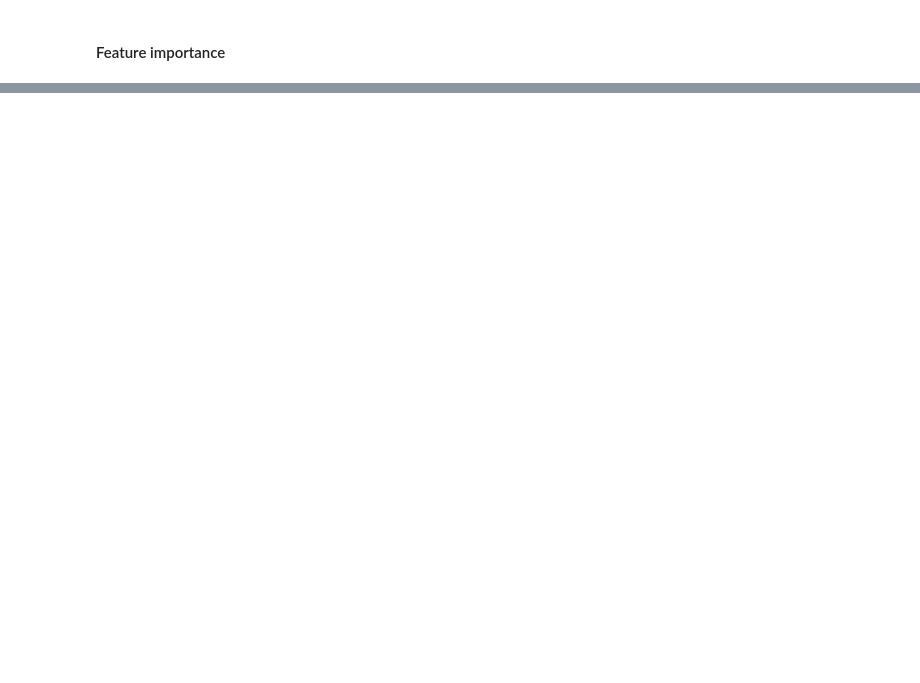
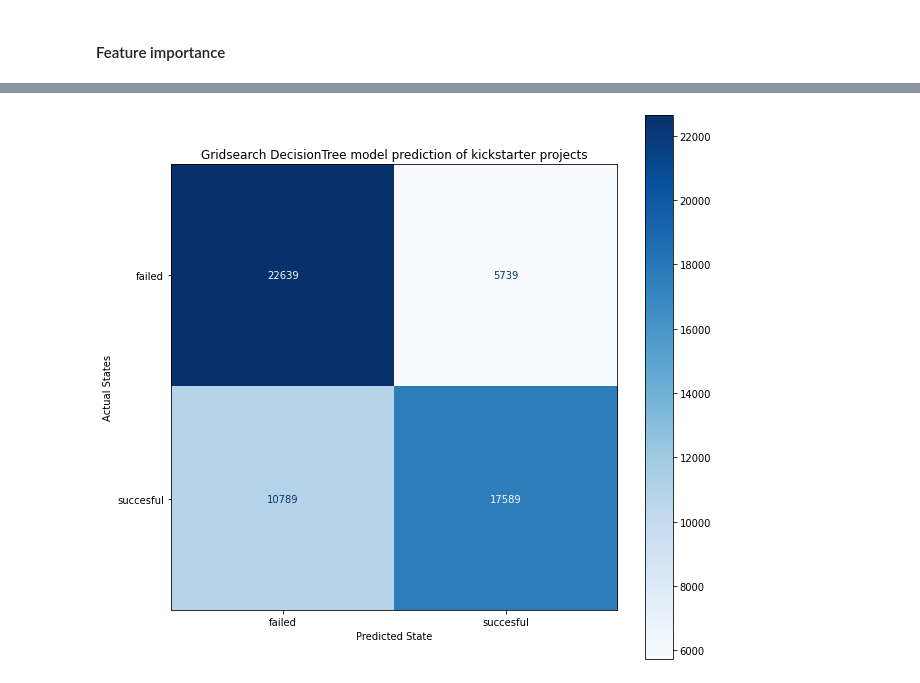
Before and after one commit to reneebrecht/ds-ml-project-kickstarter, a Jupyter notebook: advanced_modeling.ipynb, the cells around one changed output, grey strips where cells are left out. Saved outputs shown, nothing was run; the diff lists cells and outputs as text; code cells hidden in the pictures; blank space fills up the shorter version.

Commit message:
Continued advanced modeling and error analysis

```diff
--- a/advanced_modeling.ipynb
+++ b/advanced_modeling.ipynb
@@ -180,0 +262,7 @@ AttributeError: 'Pipeline' object has no attribute 'feature_importances_'
+# %%
+    parameters = dict(#pca__n_components=n_components,
+                      dec_tree__criterion=criterion,
+                      dec_tree__max_depth=max_depth)
+# %%
+clf_GS = GridSearchCV(pipe, parameters)
+clf_GS.fit(X_train, y_train)
@@ -180,0 +284,17 @@ AttributeError: 'Pipeline' object has no attribute 'feature_importances_'
+# %%
+y_pred = clf_GS.predict(X_test)
+y_pred_train = clf_GS.predict(X_train)
+# %%
+print("f_beta_score: ", fbeta_score(y_test, y_pred, beta = 2, average = 'macro').round(2))
+
+# Print accuracy of our model
+print("Accuracy on train set:", round(accuracy_score(y_train, y_pred_train), 2))
+print("Accuracy on test set:", round(accuracy_score(y_test, y_pred), 2))
+print("--------"*10)
+
+# Print classification report of our model
+print(classification_report(y_test, y_pred))
+print("--------"*10)
+
+# Evaluate the model with a confusion matrix
+cm = confusion_matrix(y_test, y_pred)
@@ -180,0 +316,22 @@ AttributeError: 'Pipeline' object has no attribute 'feature_importances_'
+# %%
+## Create the Confusion Matrix Display Object(cmd_obj)
+cmd_obj = ConfusionMatrixDisplay(cm, display_labels=['failed', 'succesful'])
+## The plot() function has to be called for the sklearn visualization
+## code to do its work and the Axes object to be created.
+fig, ax = plt.subplots(figsize=(10,10))
+
+## Set the color
+cmd_obj.plot(ax=ax, cmap = 'Blues')
+## Use the Axes attribute 'ax_' to get to the underlying Axes object.
+## The Axes object controls the labels for the X and the Y axes. It
+## also controls the title.
+cmd_obj.ax_.set(
+                title='Gridsearch DecisionTree model prediction of kickstarter projects',
+                xlabel='Predicted State',
+                ylabel='Actual States',
+                )
+## Finally, call the matplotlib show() function to display the visualization
+## of the Confusion Matrix.
+plt.show()
+# %% [output]
+[figure, added]
```
Also changed, not shown: parts of 34 cells of this notebook.
